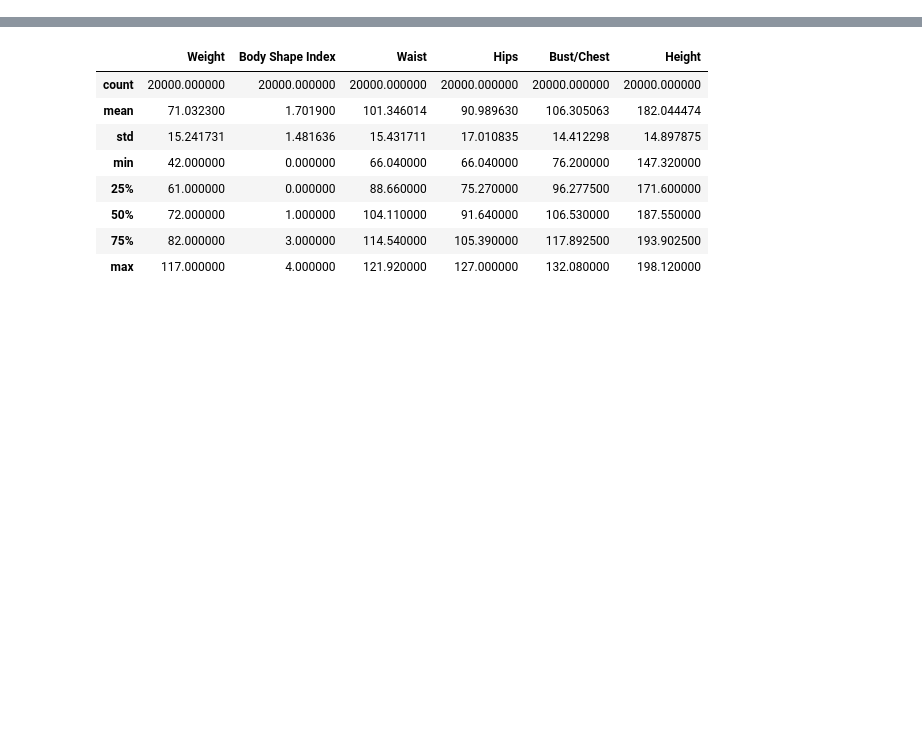
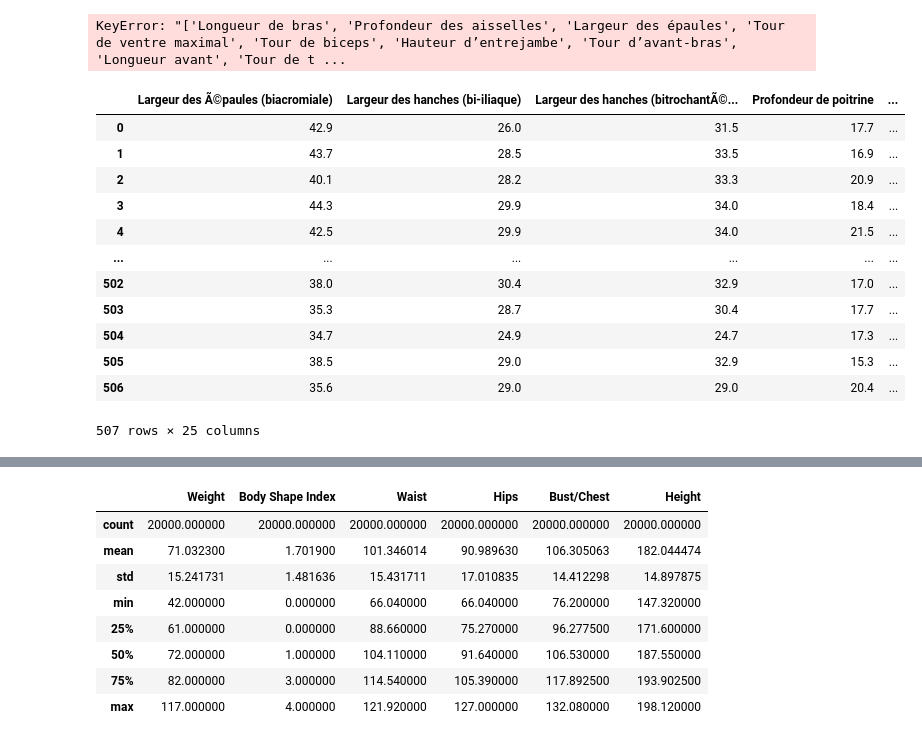
Before and after one commit to cosaques/biba-bop-stage-dataset, a Jupyter notebook: Untitled.ipynb, the cells around one changed output, grey strips where cells are left out. Drawn from its saved outputs; the diff is of its cells as text; code cells hidden in the pictures; blank space fills up the shorter version.

```diff
--- a/Untitled.ipynb
+++ b/Untitled.ipynb
@@ -1,4 +1,4 @@
 # %%
 import pandas as pd
 # %%
-man_df = pd.read_csv('data/Body Measurements _ original_CSV.csv', encoding='cp1252', sep=';')
+man_df = pd.read_csv('data/ANSUR_II_MALE_renommé.csv', encoding='cp1252', sep=';')
@@ -5 +26,52 @@ man_df = pd.read_csv('data/Body Measurements _ original_CSV.csv', encoding='cp12
+# %%
+man_df=man_df[["Taille",
+"Tour de cheville",
+"Longueur de bras",
+"Profondeur des aisselles",
+"Largeur des épaules",
+"Tour de ventre maximal",
+"Tour de biceps",
+"Tour de poitrine",
+"Hauteur de poitrine",
+"Tour de mollet",
+"Hauteur d’entrejambe",
+"Tour d’avant-bras",
+"Longueur avant",
+"Tour de tête",
+"Largeur des hanches",
+"Hauteur des hanches",
+"Hauteur des genoux",
+"Tour du cou",
+"Longueur du cou au genou",
+"Largeur d’épaule",
+"Hauteur des épaules",
+"Largeur des épaules à l’horizontale",
+"Longueur de la colonne vertébrale jusqu’au poignet",
+"Tour de cuisse",
+"Longueur du tronc",
+"Longueur de sous-poitrine",
+"Largeur de la taille",
+"Tour de taille",
+"Hauteur de la taille",
+"Tour de poignet",
+"Poids en kg",
+"Âge"]]
+# %% [output]
+KeyError: "['Longueur de bras', 'Profondeur des aisselles', 'Largeur des épaules', 'Tour de ventre maximal', 'Tour de biceps', 'Hauteur d’entrejambe', 'Tour d’avant-bras', 'Longueur avant', 'Tour de t ...
+# %%
+man_df
+# %% [output]
+|  | Largeur des Ã©paules (biacromiale) | Largeur des hanches (bi-iliaque) | Largeur des hanches (bitrochantÃ©... | Profondeur de poitrine | ... |
+| 0 | 42.9 | 26.0 | 31.5 | 17.7 | ... |
+| 1 | 43.7 | 28.5 | 33.5 | 16.9 | ... |
+| 2 | 40.1 | 28.2 | 33.3 | 20.9 | ... |
+| 3 | 44.3 | 29.9 | 34.0 | 18.4 | ... |
+| 4 | 42.5 | 29.9 | 34.0 | 21.5 | ... |
+| ... | ... | ... | ... | ... | ... |
+| 502 | 38.0 | 30.4 | 32.9 | 17.0 | ... |
+| 503 | 35.3 | 28.7 | 30.4 | 17.7 | ... |
+| 504 | 34.7 | 24.9 | 24.7 | 17.3 | ... |
+| 505 | 38.5 | 29.0 | 32.9 | 15.3 | ... |
+| 506 | 35.6 | 29.0 | 29.0 | 20.4 | ... |
+507 rows × 25 columns
 # %%
```
Also changed, not shown: parts of 4 cells of this notebook, 1 other file.
